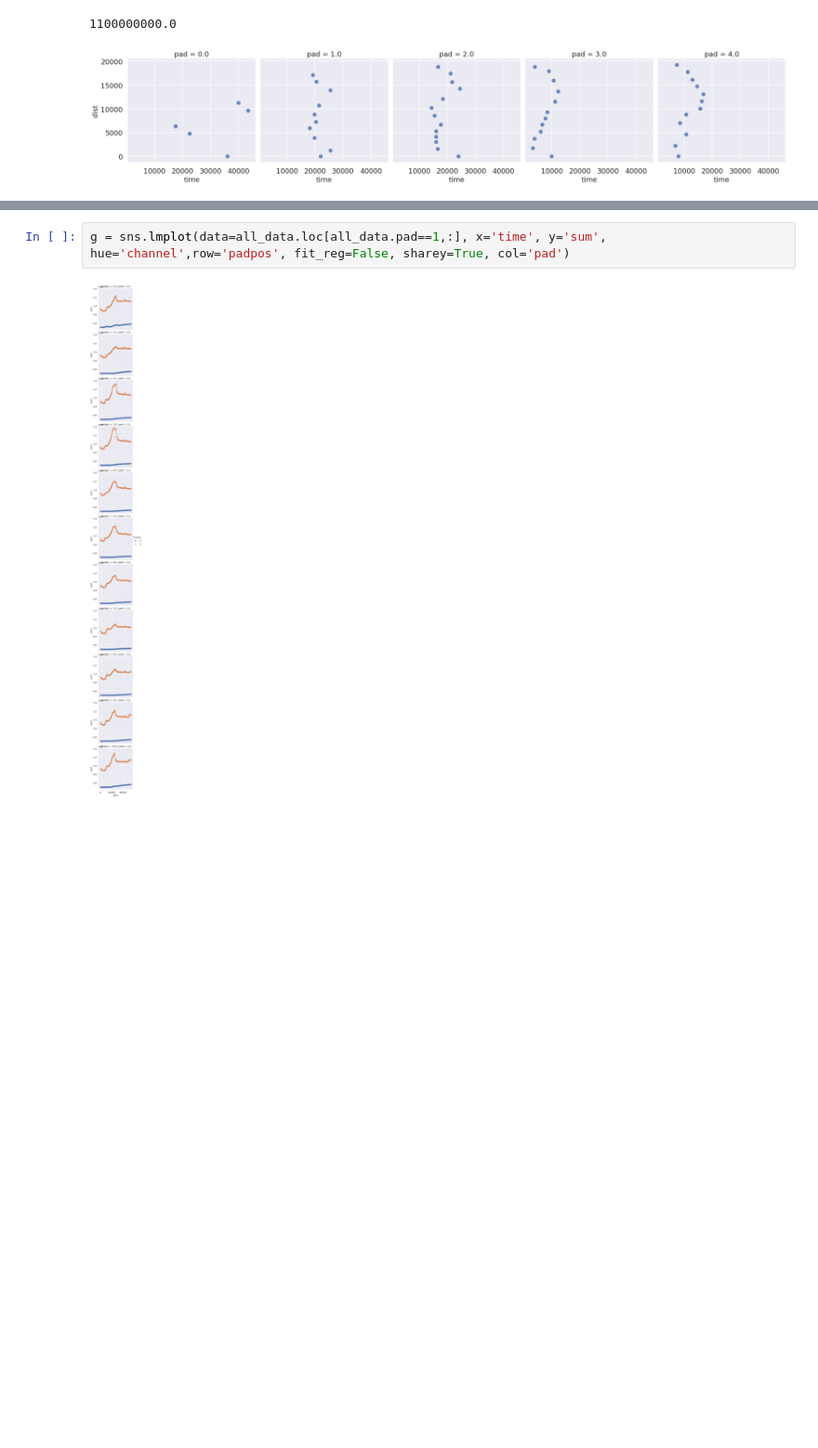
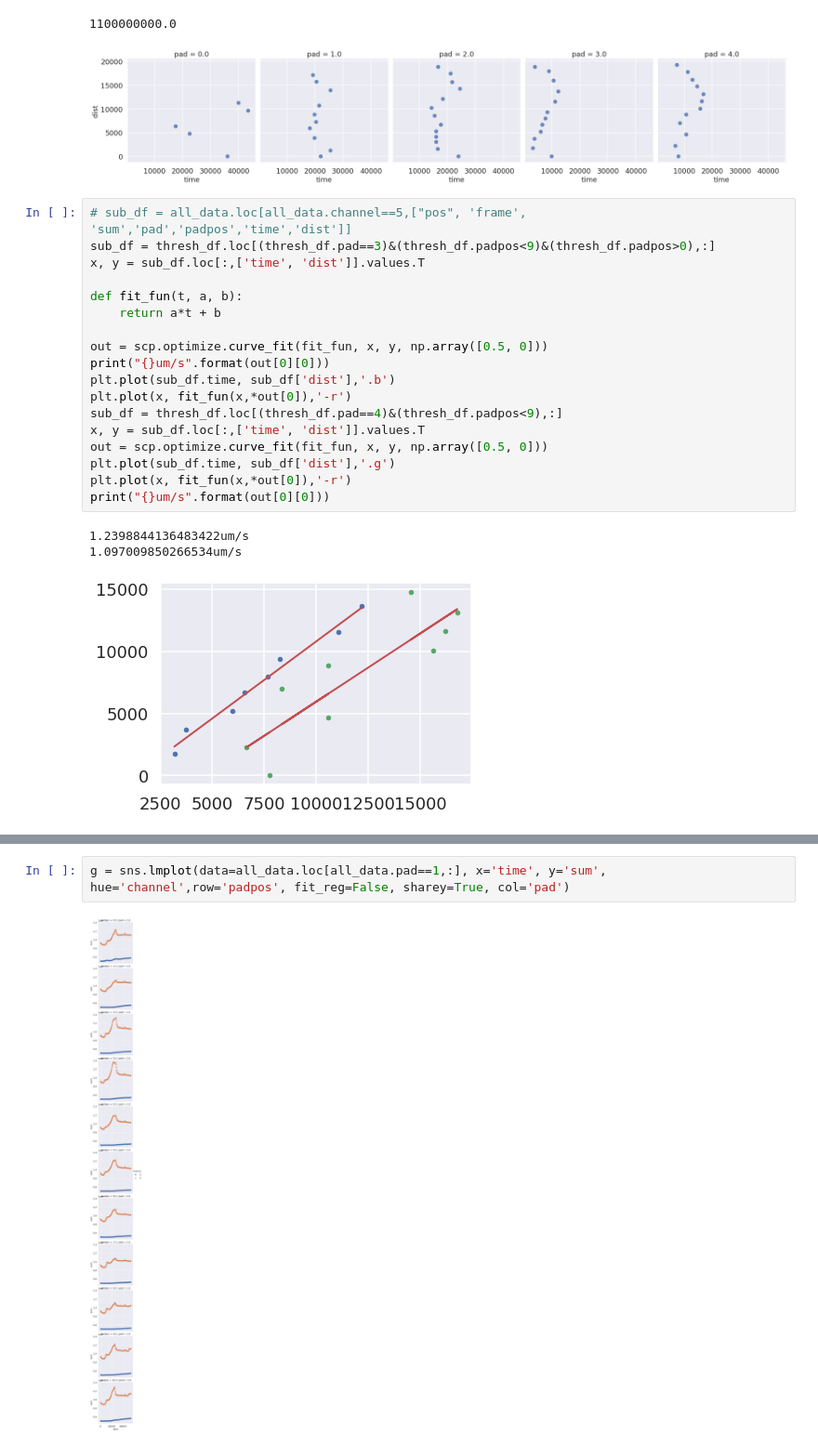
Before and after one commit to boospooky/microscope-movie-analysis, a Jupyter notebook: image_analysis.ipynb, the cells around one changed output, grey strips where cells are left out. Shown: that part at 93% size. Cells and saved outputs as stored; diff of their text form; blank space fills up the shorter version.

```diff
--- a/image_analysis.ipynb
+++ b/image_analysis.ipynb
@@ -537,6 +538,28 @@ g = sns.lmplot(data=thresh_df, x='time', y='dist', fit_reg=False, sharey=True, c
 # %% [output]
 1100000000.0
 [figure]
+# %%
+# sub_df = all_data.loc[all_data.channel==5,["pos", 'frame', 'sum','pad','padpos','time','dist']]
+sub_df = thresh_df.loc[(thresh_df.pad==3)&(thresh_df.padpos<9)&(thresh_df.padpos>0),:]
+x, y = sub_df.loc[:,['time', 'dist']].values.T
+
+def fit_fun(t, a, b):
+    return a*t + b
+
+out = scp.optimize.curve_fit(fit_fun, x, y, np.array([0.5, 0]))
+print("{}um/s".format(out[0][0]))
+plt.plot(sub_df.time, sub_df['dist'],'.b')
+plt.plot(x, fit_fun(x,*out[0]),'-r')
+sub_df = thresh_df.loc[(thresh_df.pad==4)&(thresh_df.padpos<9),:]
+x, y = sub_df.loc[:,['time', 'dist']].values.T
+out = scp.optimize.curve_fit(fit_fun, x, y, np.array([0.5, 0]))
+plt.plot(sub_df.time, sub_df['dist'],'.g')
+plt.plot(x, fit_fun(x,*out[0]),'-r')
+print("{}um/s".format(out[0][0]))
+# %% [output]
+1.2398844136483422um/s
+1.097009850266534um/s
+[figure, added]
 # %%
 # all_data = pd.concat([pd.read_csv(fn, index_col=0) for fn in fn_outs])
 # sub_chan = len(np.unique(all_data.channel.values))
```
Also changed, not shown: parts of 46 cells of this notebook.
